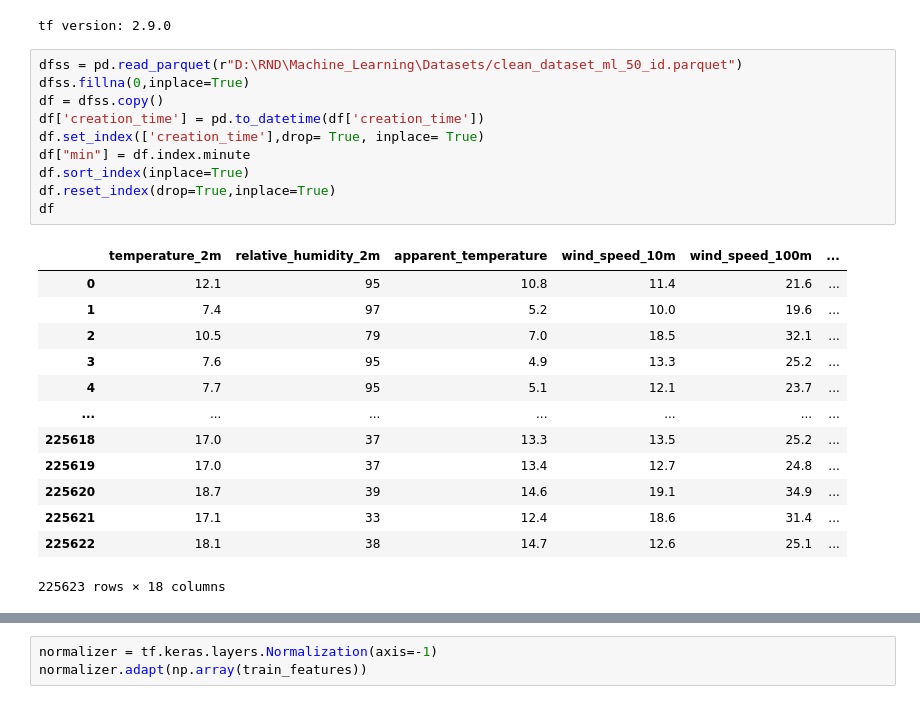
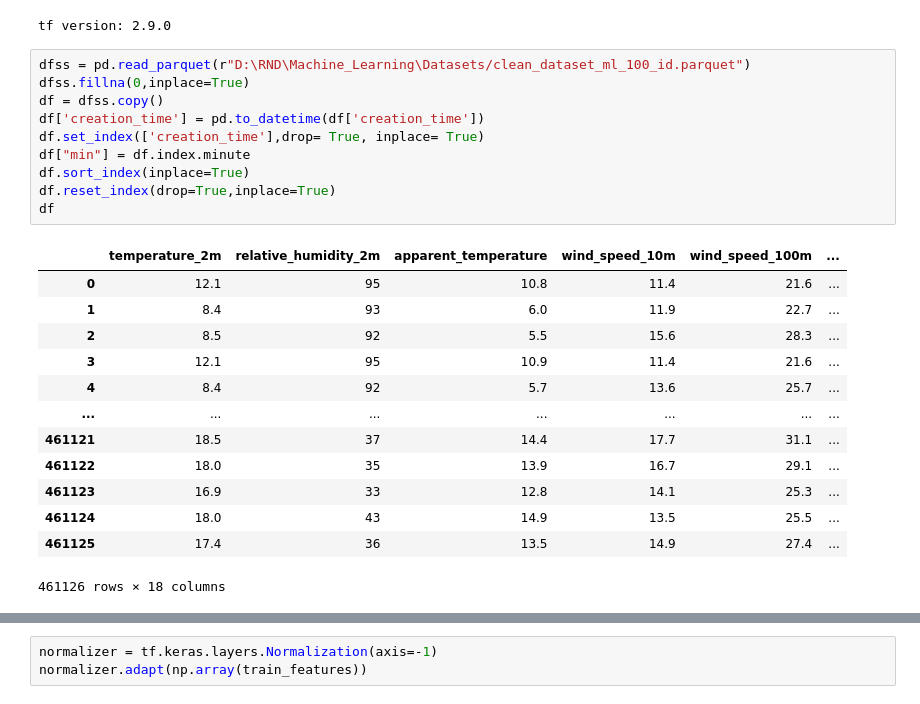
Before and after one commit to Harshvardhan1407/TensorFlow, a Jupyter notebook: deployment/tfx_pipeline.ipynb, the cells around one changed output, grey strips where cells are left out. Drawn from its saved outputs; the diff is of its cells as text.

```diff
--- a/deployment/tfx_pipeline.ipynb
+++ b/deployment/tfx_pipeline.ipynb
@@ -16,29 +16,29 @@ np.set_printoptions(precision=3, suppress=True)
 # %% [output]
 tf version: 2.9.0
 # %%
-dfss = pd.read_parquet(r"D:\RND\Machine_Learning\Datasets/clean_dataset_ml_50_id.parquet")
+dfss = pd.read_parquet(r"D:\RND\Machine_Learning\Datasets/clean_dataset_ml_100_id.parquet")
 dfss.fillna(0,inplace=True)
 df = dfss.copy()
 df['creation_time'] = pd.to_datetime(df['creation_time'])
 df.set_index(['creation_time'],drop= True, inplace= True)
 df["min"] = df.index.minute
 df.sort_index(inplace=True)
 df.reset_index(drop=True,inplace=True)
 df
 # %% [output]
 |  | temperature_2m | relative_humidity_2m | apparent_temperature | wind_speed_10m | wind_speed_100m | ... |
 | 0 | 12.1 | 95 | 10.8 | 11.4 | 21.6 | ... |
-| 1 | 7.4 | 97 | 5.2 | 10.0 | 19.6 | ... |
-| 2 | 10.5 | 79 | 7.0 | 18.5 | 32.1 | ... |
-| 3 | 7.6 | 95 | 4.9 | 13.3 | 25.2 | ... |
-| 4 | 7.7 | 95 | 5.1 | 12.1 | 23.7 | ... |
+| 1 | 8.4 | 93 | 6.0 | 11.9 | 22.7 | ... |
+| 2 | 8.5 | 92 | 5.5 | 15.6 | 28.3 | ... |
+| 3 | 12.1 | 95 | 10.9 | 11.4 | 21.6 | ... |
+| 4 | 8.4 | 92 | 5.7 | 13.6 | 25.7 | ... |
 | ... | ... | ... | ... | ... | ... | ... |
-| 225618 | 17.0 | 37 | 13.3 | 13.5 | 25.2 | ... |
-| 225619 | 17.0 | 37 | 13.4 | 12.7 | 24.8 | ... |
-| 225620 | 18.7 | 39 | 14.6 | 19.1 | 34.9 | ... |
-| 225621 | 17.1 | 33 | 12.4 | 18.6 | 31.4 | ... |
-| 225622 | 18.1 | 38 | 14.7 | 12.6 | 25.1 | ... |
+| 461121 | 18.5 | 37 | 14.4 | 17.7 | 31.1 | ... |
+| 461122 | 18.0 | 35 | 13.9 | 16.7 | 29.1 | ... |
+| 461123 | 16.9 | 33 | 12.8 | 14.1 | 25.3 | ... |
+| 461124 | 18.0 | 43 | 14.9 | 13.5 | 25.5 | ... |
+| 461125 | 17.4 | 36 | 13.5 | 14.9 | 27.4 | ... |
-225623 rows × 18 columns
+461126 rows × 18 columns
 # %%
 correlation_matrix = df.corr()
 # Set up the matplotlib figure
```
Also changed, not shown: parts of 14 cells of this notebook, 2 other files.
